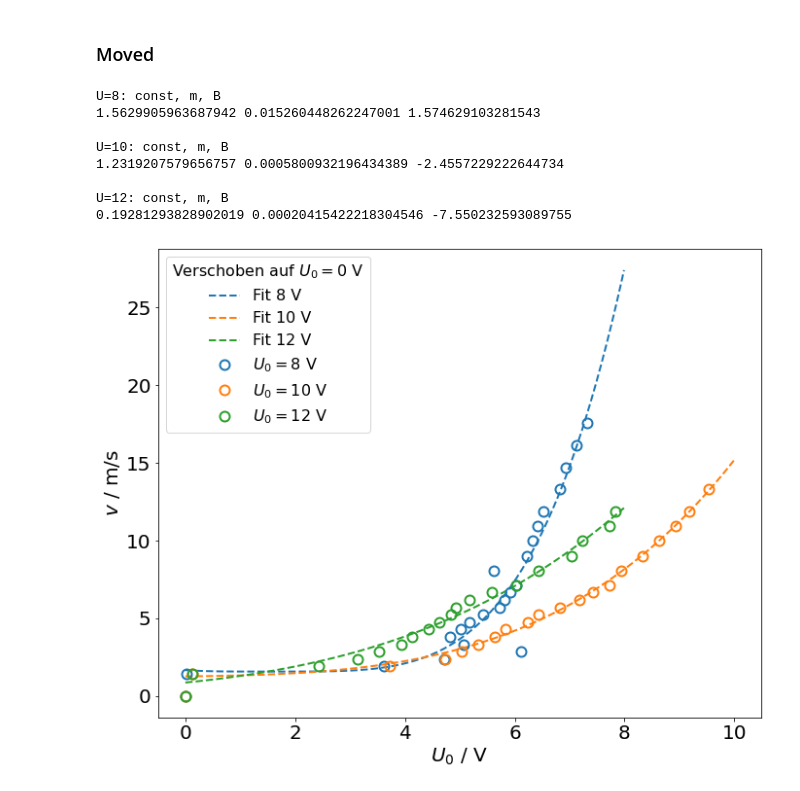
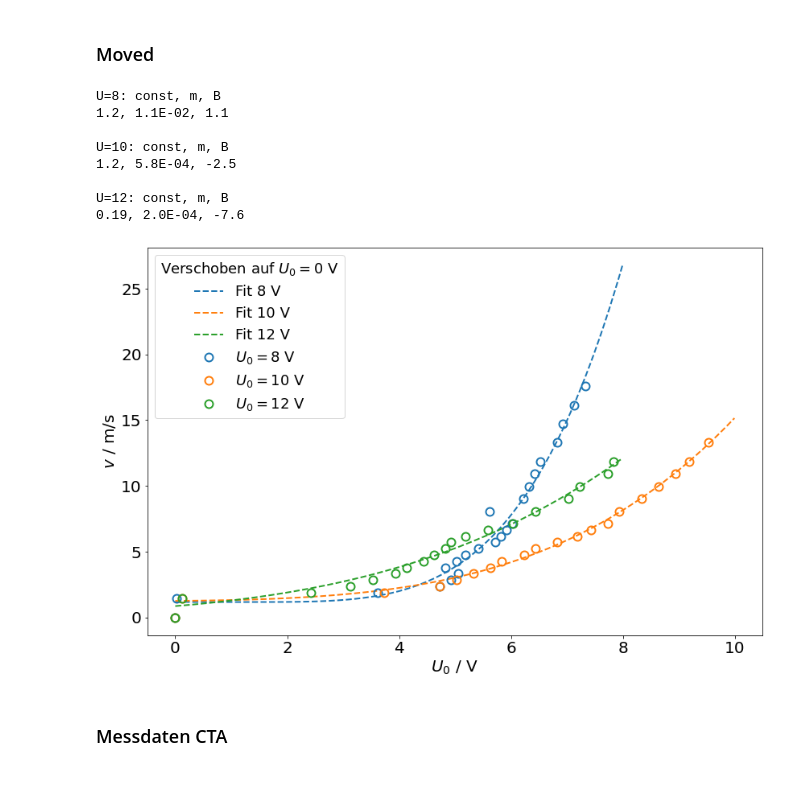
Before and after one commit to T1mors/FPR, a Jupyter notebook: 2 Hitzdraht/3_2_Heizdraht.ipynb, the cells around one changed output. Saved outputs shown, nothing was run; the diff lists cells and outputs as text; code cells hidden in the pictures.

```diff
--- a/2 Hitzdraht/3_2_Heizdraht.ipynb
+++ b/2 Hitzdraht/3_2_Heizdraht.ipynb
@@ -92,0 +129,23 @@ U=12: const, m, B
+# %%
+fig, ax = plt.subplots(1,1,figsize=(12,8))
+for i, (data, VOLT, Kings_Law_i) in enumerate(zip([U_0_8, U_0_10, U_0_12], [8, 10, 12], [Kings_Law_8, Kings_Law_10, Kings_Law_12])):
+    ax.errorbar(data, v[0:len(data)], zorder=3, label =f"$U_0 = {VOLT}$ V", c=f"C{i}", fmt="o", ecolor="C3", elinewidth=4, capsize=6, fillstyle="none", markeredgewidth=2)
+
+    guess = [0, 1]
+    parameters, covariance = curve_fit(Kings_Law_i, data[1:], v[1:len(data)], p0=guess)
+    std_error = np.sqrt(np.diag(covariance))
+    U_total = np.arange(8, ceil(data[-1]), 0.01)
+    fit_y = Kings_Law_i(U_total, *parameters)
+
+    print(f"\nU={VOLT}: const, m, B")
+    (const, m) = rtn(parameters, 2)
+    print(f"{const}, {m:.1E}, {VOLT}")
+
+    label=f"Fit {VOLT} V"
+    # label=f"$v(U_0)=({{{const}}} \\frac{{m}}{{s}} + {{{m:.1E}}})\ \\cdot (U_0 - {{{B}}} V) \\frac{{m}}{{sV^4}}$"
+    ax.plot(U_total, fit_y, ls = "--", c=f"C{i}", label=label, zorder=2)
+ax.set_ylabel("$v$ / m/s")
+ax.set_xlabel("$U_0$ / V")
+ax.legend()
+plt.tight_layout()
+# plt.savefig("Abb/Heizdraht_3_2_CTA_B_fest.png")
@@ -93,36 +162,40 @@ U=12: const, m, B
 # %% [markdown]
 ### Moved
 # %%
-fig, ax = plt.subplots(1,1,figsize=(10,8))
+fig, ax = plt.subplots(1,1,figsize=(12,8))
 for i, (data, VOLT) in enumerate(zip([U_0_8, U_0_10, U_0_12], [8, 10, 12])):
     data = data-data[0]
     ax.errorbar(data, v[0:len(data)], zorder=3, label =f"$U_0 = {VOLT}$ V", c=f"C{i}", fmt="o", ecolor="C3", elinewidth=4, capsize=6, fillstyle="none", markeredgewidth=2)
     guess = [0, 1, 0]
     parameters, covariance = curve_fit(Kings_Law, data[1:], v[1:len(data)], p0=guess)
     # std_error = np.sqrt(np.diag(covariance))
     U_total = np.arange(0, ceil(data[-1]), 0.01)
     fit_y = Kings_Law(U_total, *parameters)
 
     print(f"\nU={VOLT}: const, m, B")
-    print(*parameters)
+    (const, m, B) = rtn(parameters, 2)
+    print(f"{const}, {m:.1E}, {B}")
+    # print(*parameters)
 
     label=f"Fit {VOLT} V"
     # (const, m, B) = rtn(parameters, 2)
     # label=f"$v(U_0)=({{{const}}} \\frac{{m}}{{s}} + {{{m:.1E}}})\ \\cdot (U_0 - {{{B}}} V) \\frac{{m}}{{sV^4}}$"
     ax.plot(U_total, fit_y, ls = "--", c=f"C{i}", label=label, zorder=2)
 ax.set_ylabel("$v$ / m/s")
 ax.set_xlabel("$U_0$ / V")
 ax.legend(title="Verschoben auf $U_0 = 0$ V")
 plt.tight_layout()
-plt.savefig("Abb/Heizdraht_3_2_CTA_Verschoben.png")
+# plt.savefig("Abb/Heizdraht_3_2_CTA_Verschoben.png")
 # %% [output]
 U=8: const, m, B
-1.5629905963687942 0.015260448262247001 1.574629103281543
+1.2, 1.1E-02, 1.1
 
 U=10: const, m, B
-1.2319207579656757 0.0005800932196434389 -2.4557229222644734
+1.2, 5.8E-04, -2.5
 
 U=12: const, m, B
-0.19281293828902019 0.00020415422218304546 -7.550232593089755
+0.19, 2.0E-04, -7.6
-[figure, old version]
+[figure, new version]
+# %% [markdown]
+### Messdaten CTA
 # %%
```
Also changed, not shown: parts of 19 cells of this notebook, 18 other files.
